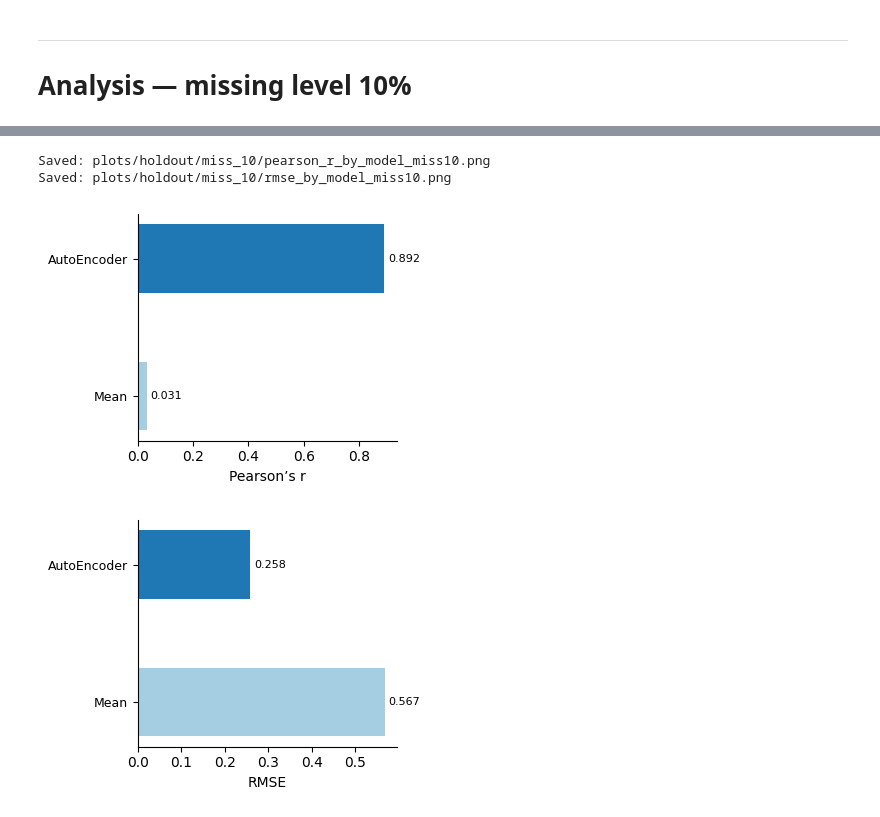
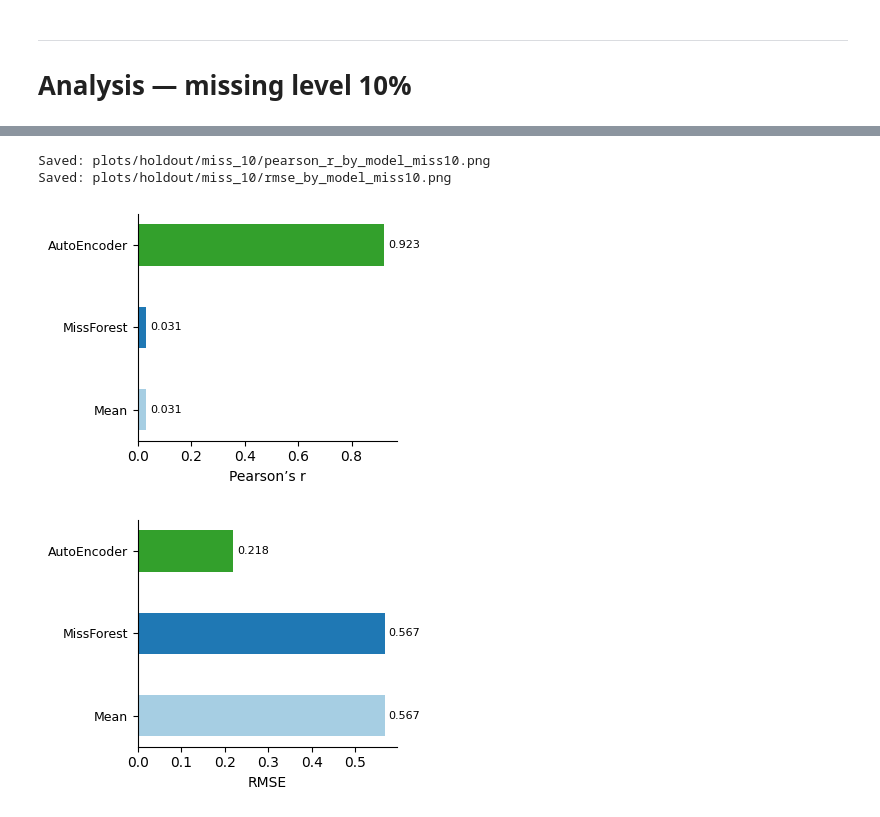
Before and after one commit to QuantitativeBiology/GainPro, a Jupyter notebook: analysis/post_model/holdout.ipynb, the cells around one changed output, grey strips where cells are left out. Drawn from its saved outputs; the diff is of its cells as text; code cells hidden in the pictures.

```diff
--- a/analysis/post_model/holdout.ipynb
+++ b/analysis/post_model/holdout.ipynb
@@ -44,8 +44,8 @@ def _add_model_markers(df: pd.DataFrame) -> pd.DataFrame:
     if df.empty:
         return df
     marker_map = PlotConfig().marker_map
-    markers = df["Model"].map(marker_map).fillna("")
-    df["Model (Marker)"] = df["Model"] + " (" + markers + ")"
+    markers = df["model"].map(marker_map).fillna("")
+    df["model_marker"] = df["model"] + " (" + markers + ")"
     return df
 # %%
 def _iter_predictions(model_dir: Path) -> tuple[Path, pd.DataFrame]:
@@ -78,28 +95,36 @@ def collect_tissue_predictions(model_dir: Path, model_name: str) -> list[dict]:
             })
     return rows
 # %%
-def collect_metrics(miss_dir: Path, model_name: str) -> list[dict]:
+def collect_metrics(model_dir: Path, model_name: str) -> list[dict]:
     """Collect Pearson r and RMSE performance statistics."""
     rows = []
-    miss_level = extract_miss_level(miss_dir)
+    miss_level = extract_miss_level(model_dir)
 
-    for _, predictions in _iter_predictions(miss_dir):
+    for _, predictions in _iter_predictions(model_dir):
         missing_entries = filter_artificial_missing_entries(predictions=predictions)
         true_vals = missing_entries["true_value"].to_numpy(dtype=float)
         pred_vals = missing_entries["predicted_value"].to_numpy(dtype=float)
 
         r, rmse = compute_metrics(true_vals, pred_vals)
         rows.append({
-            "Model": model_name,
-            "Pearson r": r,
-            "RMSE": rmse,
-            "Number of samples": missing_entries["sample_id"].nunique(),
-            "Missing level": miss_level,
+            "model": model_name,
+            "pearson_r": r,
+            "rmse": rmse,
+            "n_samples": missing_entries["sample_id"].nunique(),
+            "missing_level": miss_level,
         })
     return rows
 # %%
+def build_predictions(**kwargs) -> pd.DataFrame:
+    """Aggregate predictions (only artificial missing entries) from all models into a single DataFrame."""
+    rows = []
+    configs = _get_model_configs_from_dict(kwargs)
+    for folder, name in configs:
+        rows.extend(collect_predictions(model_dir=folder, model_name=name))
+    return _add_model_markers(pd.DataFrame(rows))
+
 def build_tissue_predictions(**kwargs) -> pd.DataFrame:
-    """Aggregate predictions (only artificial missing entries) from all models into a single DataFrame."""
+    """Aggregate tissue predictions (only artificial missing entries) from all models into a single DataFrame."""
     rows = []
     configs = _get_model_configs_from_dict(kwargs)
     for folder, name in configs:
@@ -107,25 +132,26 @@ def build_tissue_predictions(**kwargs) -> pd.DataFrame:
 
     return _add_model_markers(pd.DataFrame(rows))
 
-
 def build_performance(**kwargs) -> pd.DataFrame:
     """Aggregate Pearson and RMSE from all models into a single DataFrame."""
     rows = []
     configs = _get_model_configs_from_dict(kwargs)
     for folder, name in configs:
-        rows.extend(collect_metrics(miss_dir=folder, model_name=name))
+        rows.extend(collect_metrics(model_dir=folder, model_name=name))
 
     return _add_model_markers(pd.DataFrame(rows))
 # %% [markdown]
 ---
 # Analysis — missing level 10%
 # %%
-global_mean_dir = Path("../../experiments/benchmark/PXD030304_no_control_multi_peptide_50pct_tissue_transpose/benchmark_2026-05-27_16:43:57/global_mean/miss_10")
-autoencoder_dir = Path("../../experiments/benchmark/PXD030304_no_control_multi_peptide_50pct_tissue_transpose/benchmark_2026-05-27_17:00:23/autoencoder/miss_10")
+global_mean_dir = Path("../../experiments/benchmark/PXD030304_no_control_multi_peptide_50pct_tissue_transpose/benchmark_2026-05-28_22:25:10/global_mean/miss_10")
+autoencoder_dir = Path("../../experiments/benchmark/PXD030304_no_control_multi_peptide_50pct_tissue_transpose/benchmark_2026-05-28_22:27:29/autoencoder/miss_10")
+missforest_dir = Path("../../experiments/benchmark/PXD030304_no_control_multi_peptide_50pct_tissue_transpose/official/benchmark_2026-05-30_18:19:55/missforest/miss_10")
 
 kwargs = {
     "global_mean_dir": global_mean_dir,
     "autoencoder_dir": autoencoder_dir,
+    "missforest_dir": missforest_dir,
 }
 
 # Guarantee that the evaluation is performed on the same missing level
@@ -153,21 +196,21 @@ performance = build_performance(**kwargs)
 # %%
 plot_metric(
     performance,
-    metric="Pearson r",
+    metric="pearson_r",
     miss_level=miss_level,
     plot_dir=plot_dir,
     figsize=(4, 3),
 )
 
 plot_metric(
     performance,
-    metric="RMSE",
+    metric="rmse",
     miss_level=miss_level,
     plot_dir=plot_dir,
     figsize=(4, 3),
 )
 # %% [output]
 Saved: plots/holdout/miss_10/pearson_r_by_model_miss10.png
 Saved: plots/holdout/miss_10/rmse_by_model_miss10.png
-[figure, old version]
+[figure, new version]
-[figure, old version]
+[figure, new version]
```
Also changed, not shown: parts of 8 cells of this notebook, 3 other files.
